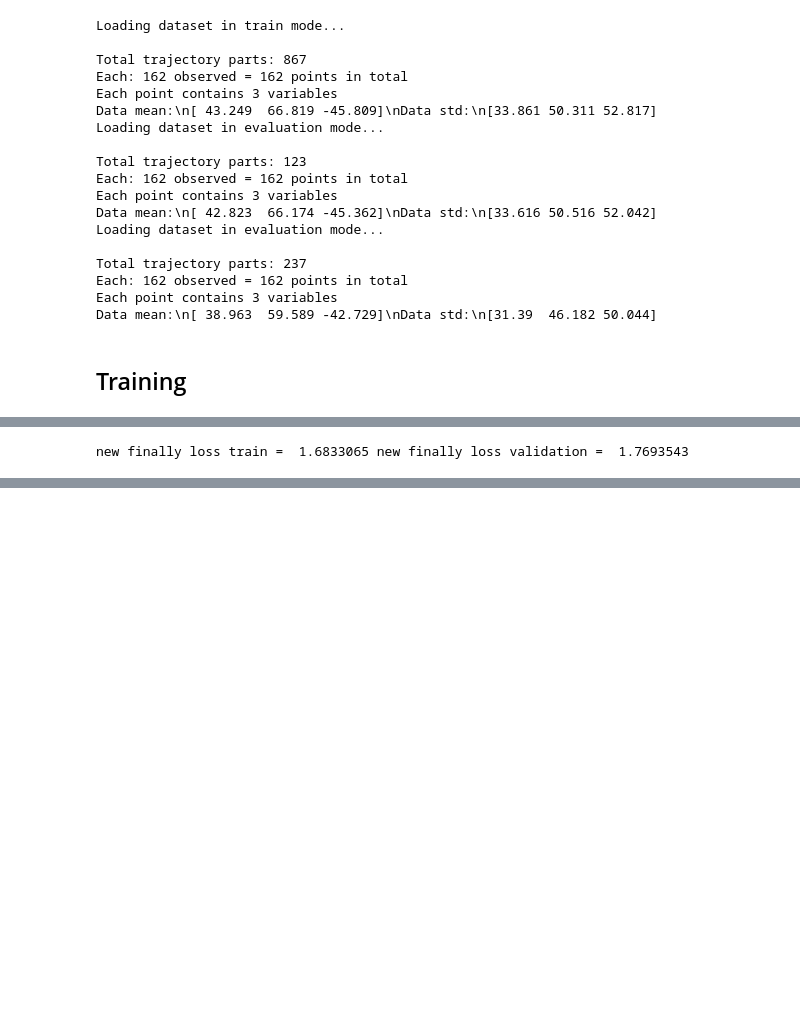
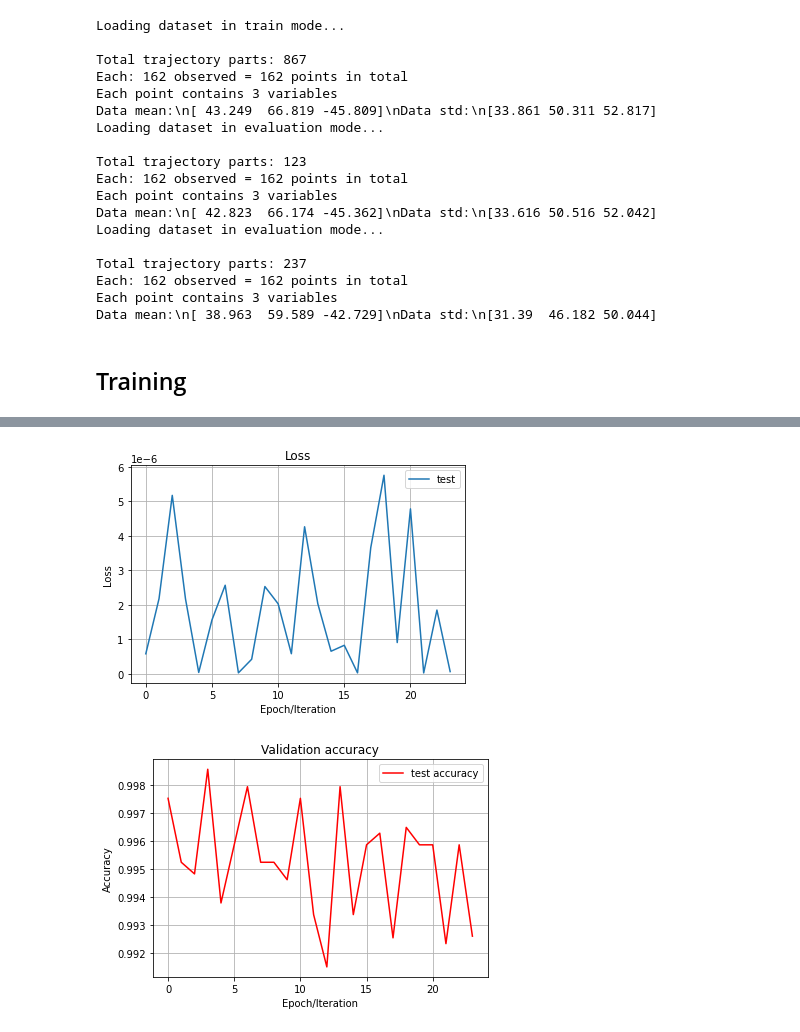
Before and after one commit to dart9905/coursework, a Jupyter notebook: KalmanNN/KalmanNN.ipynb, the cells around one changed output, grey strips where cells are left out. Drawn from its saved outputs; the diff is of its cells as text; code cells hidden in the pictures; blank space fills up the shorter version.

```diff
--- a/KalmanNN/KalmanNN.ipynb
+++ b/KalmanNN/KalmanNN.ipynb
@@ -598,6 +659,7 @@ max_len_trajectory, min_len_trajectory, key_max, key_min
 (458, 162, '/ballistic_raw/BALLISTIC_665', '/ballistic_raw/BALLISTIC_264')
 # %%
 BATCH_SIZE = 50
+BATCH_SIZE_TEST=BATCH_SIZE*1//5
 SET_LONG = min_len_trajectory
 VEC_DIM = 3
 MEM_RNN = SET_LONG*10
@@ -667,7 +729,7 @@ val_dl = DataLoader(
 
 test_dl = DataLoader(
     test_data,
-    batch_size=BATCH_SIZE,
+    batch_size=BATCH_SIZE_TEST,
     shuffle=False, #try  с\n",
     num_workers=1) #num_workers=-2# use CPU"
 # %% [markdown]
@@ -713,4 +778,5 @@ old finally accuracy =  0.5862807933507366
-# %%
-print('new finally loss train = ', train_loss[-1], 'new finally loss validation = ', val_loss[-1])
-# %% [output]
-new finally loss train =  1.6833065 new finally loss validation =  1.7693543
+# %%
+test_loss, test_accuracy = testing_fun(trajectories_rnn, criterion, test_dl, test_loss, test_accuracy, Delta, EPOC_NUM, device)
+print('mean test loss:', np.mean(test_loss))
+print('mean test accuracy:', np.mean(test_accuracy))
+# %% [output]
@@ -716,0 +786,2 @@ new finally loss train =  1.6833065 new finally loss validation =  1.7693543
+[figure, added]
+[figure, added]
```
Also changed, not shown: parts of 15 cells of this notebook, 3 other files.
